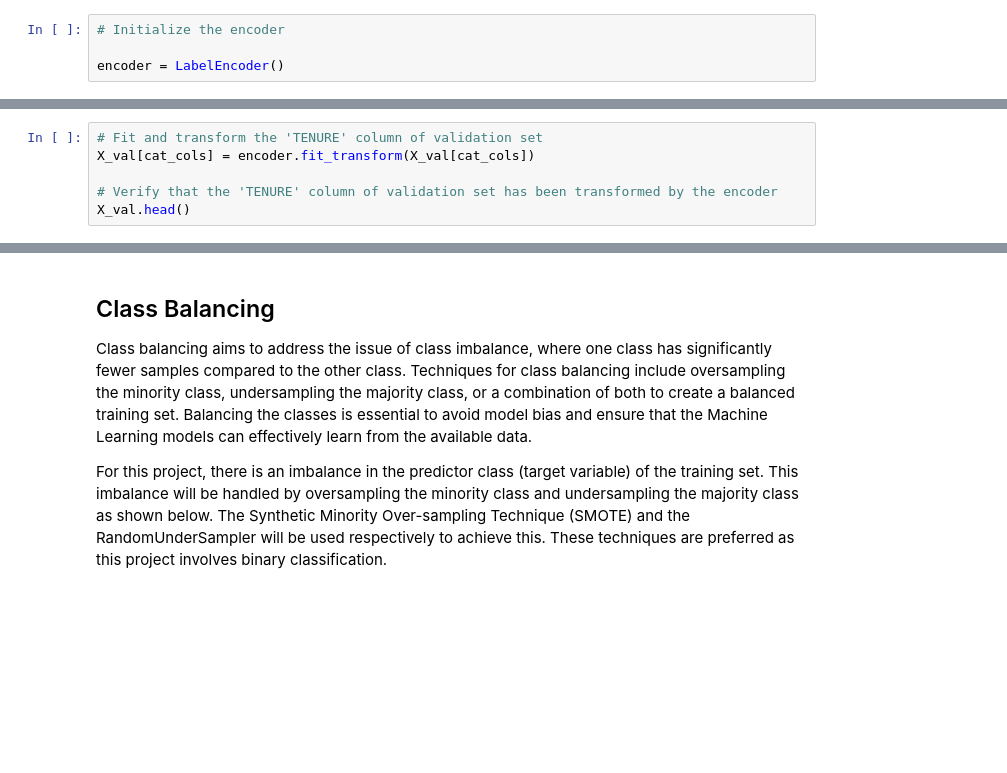
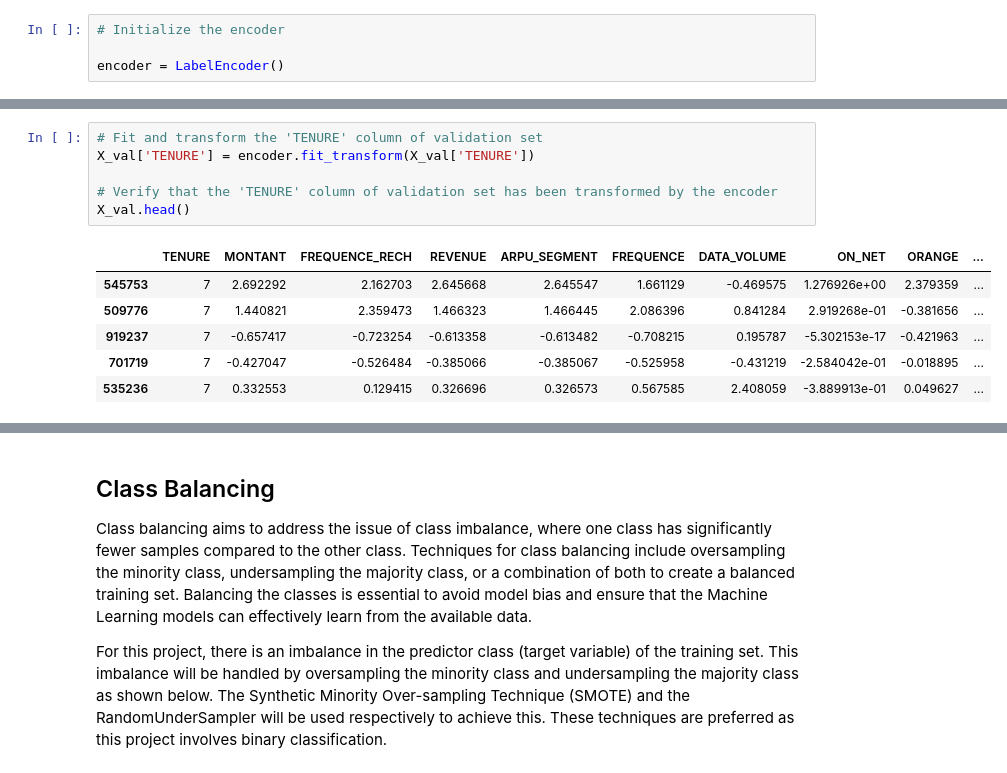
Before and after one commit to iameberedavid/Expresso-Customer-Churn-Challenge-On-Zindi, a Jupyter notebook: dev/StarterNotebook.ipynb, the cells around one changed output, grey strips where cells are left out. Saved outputs shown, nothing was run; the diff lists cells and outputs as text; blank space fills up the shorter version.

```diff
--- a/dev/StarterNotebook.ipynb
+++ b/dev/StarterNotebook.ipynb
@@ -1221,8 +1287,15 @@ X_train.head()
 # %%
 # Fit and transform the 'TENURE' column of validation set
-X_val[cat_cols] = encoder.fit_transform(X_val[cat_cols])
+X_val['TENURE'] = encoder.fit_transform(X_val['TENURE'])
 
 # Verify that the 'TENURE' column of validation set has been transformed by the encoder
 X_val.head()
+# %% [output]
+|  | TENURE | MONTANT | FREQUENCE_RECH | REVENUE | ARPU_SEGMENT | FREQUENCE | DATA_VOLUME | ON_NET | ORANGE | ... |
+| 545753 | 7 | 2.692292 | 2.162703 | 2.645668 | 2.645547 | 1.661129 | -0.469575 | 1.276926e+00 | 2.379359 | ... |
+| 509776 | 7 | 1.440821 | 2.359473 | 1.466323 | 1.466445 | 2.086396 | 0.841284 | 2.919268e-01 | -0.381656 | ... |
+| 919237 | 7 | -0.657417 | -0.723254 | -0.613358 | -0.613482 | -0.708215 | 0.195787 | -5.302153e-17 | -0.421963 | ... |
+| 701719 | 7 | -0.427047 | -0.526484 | -0.385066 | -0.385067 | -0.525958 | -0.431219 | -2.584042e-01 | -0.018895 | ... |
+| 535236 | 7 | 0.332553 | 0.129415 | 0.326696 | 0.326573 | 0.567585 | 2.408059 | -3.889913e-01 | 0.049627 | ... |
 # %%
 # Fit and transform the 'TENURE' column of test data
```
Also changed, not shown: parts of 20 cells of this notebook.
